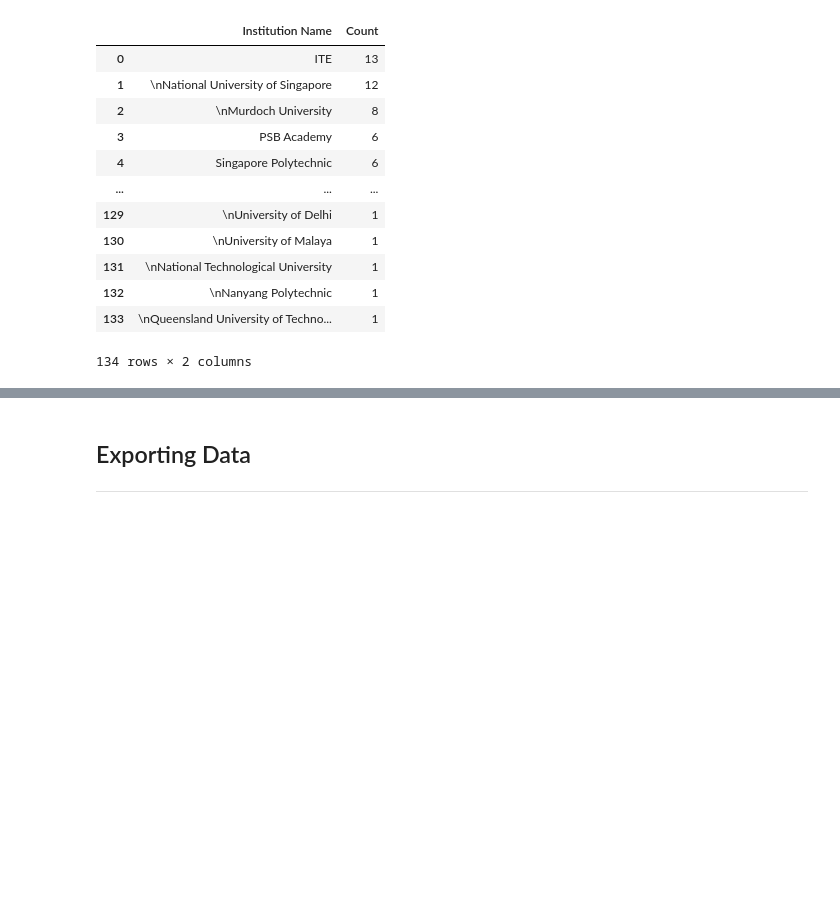
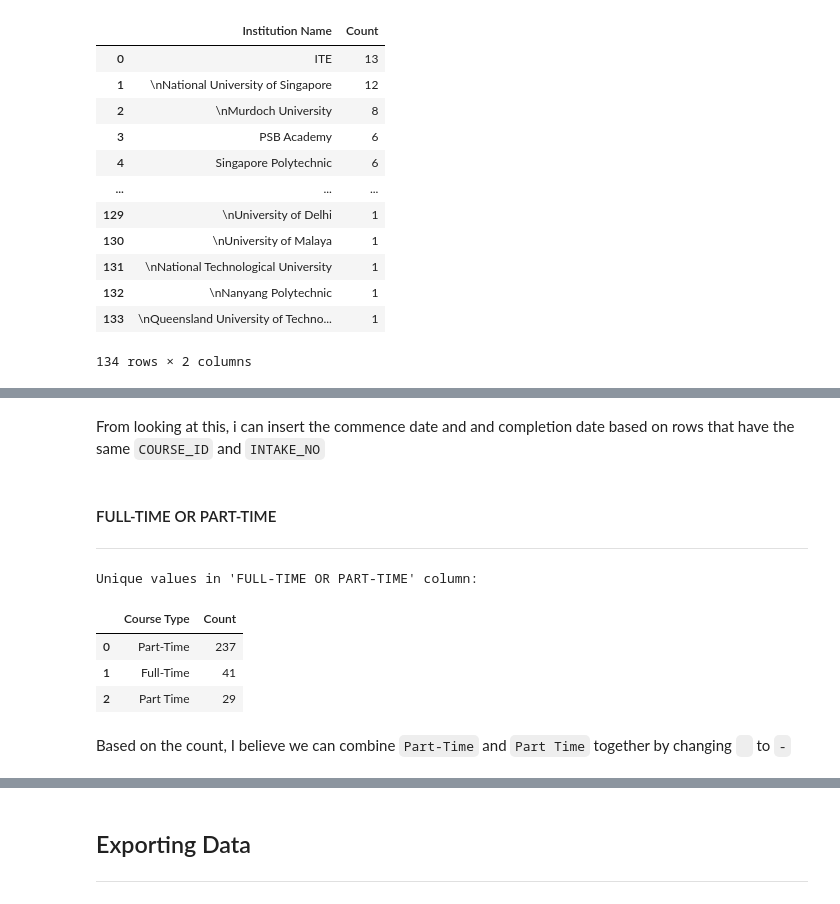
Before and after one commit to swamhtetg90/DAVI-CA2, a Jupyter notebook: data_cleaning.ipynb, the cells around one changed output, grey strips where cells are left out. Saved outputs shown, nothing was run; the diff lists cells and outputs as text; code cells hidden in the pictures; blank space fills up the shorter version.

```diff
--- a/data_cleaning.ipynb
+++ b/data_cleaning.ipynb
@@ -489,3 +553,22 @@ Unique values in 'INSTITUTION_NAME' column:
+# %% [markdown]
+From looking at this, i can insert the commence date and and completion date based on rows that have the same `COURSE_ID` and `INTAKE_NO`
+# %% [markdown]
+#### FULL-TIME OR PART-TIME
+----
+# %%
+# Check unique values in the 'FULL-TIME OR PART-TIME' column
+unique_course_type = student_profiles['FULL-TIME OR PART-TIME'].value_counts().reset_index()
+unique_course_type.columns = ['Course Type', 'Count']
+print("Unique values in 'FULL-TIME OR PART-TIME' column:")
+display(unique_course_type)
+# %% [output]
+Unique values in 'FULL-TIME OR PART-TIME' column:
+|  | Course Type | Count |
+| 0 | Part-Time | 237 |
+| 1 | Full-Time | 41 |
+| 2 | Part Time | 29 |
+# %% [markdown]
+Based on the count, I believe we can combine `Part-Time` and `Part Time` together by changing ` ` to `-`
 # %% [markdown]
 ## Data Cleaning
 ---
```
Also changed, not shown: parts of 4 cells of this notebook.
